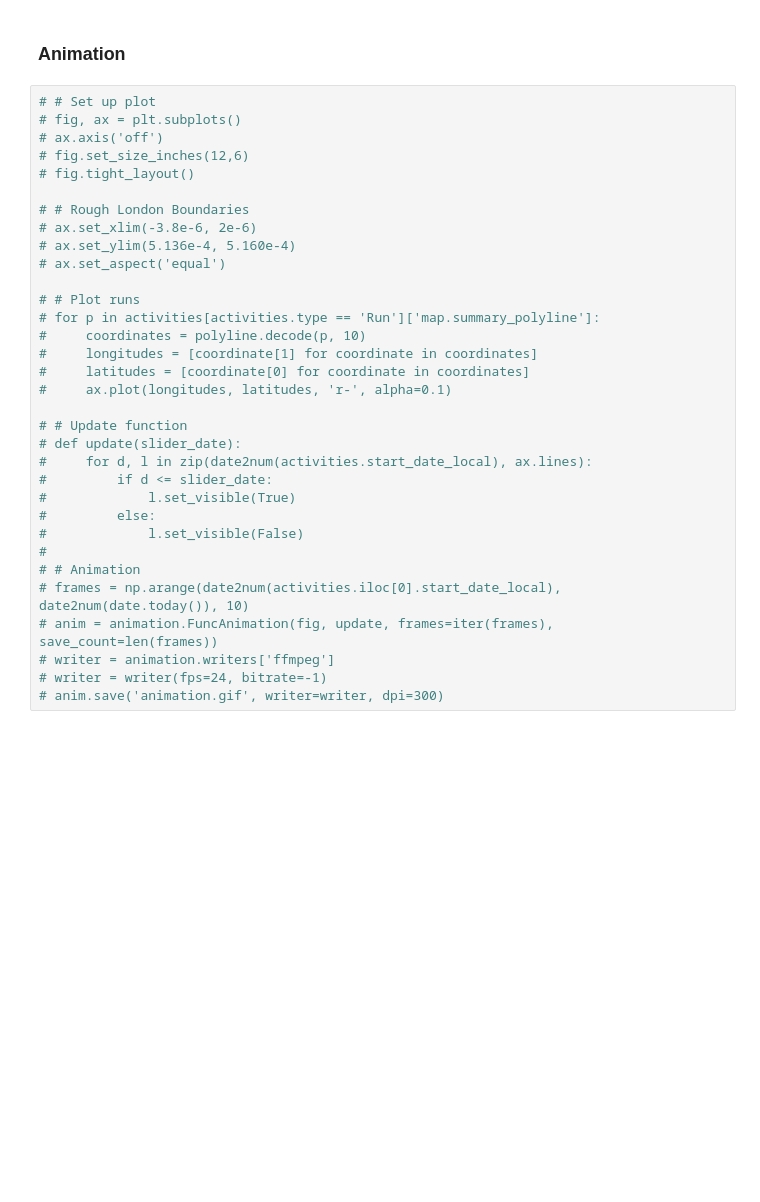
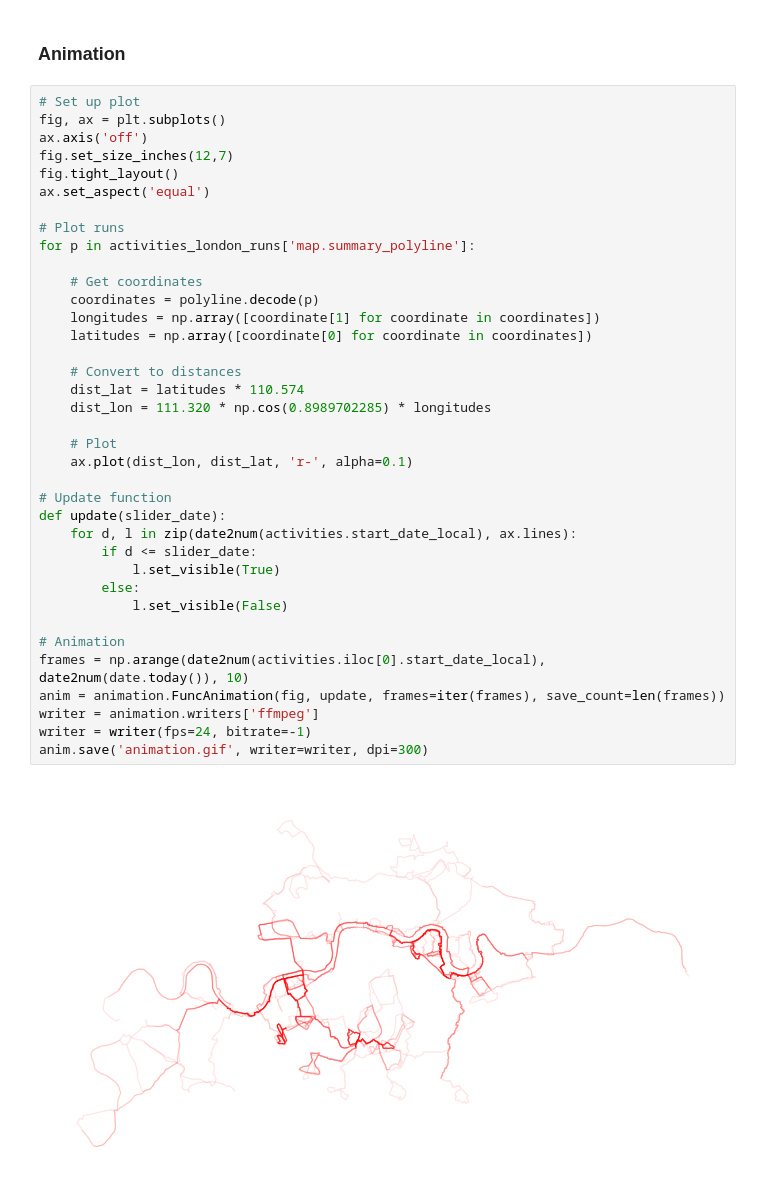
Before and after one commit to tsmbland/strava, a Jupyter notebook: GetData.ipynb, the cells around one changed output. Saved outputs shown, nothing was run; the diff lists cells and outputs as text; blank space fills up the shorter version.

```diff
--- a/GetData.ipynb
+++ b/GetData.ipynb
@@ -121,35 +141,41 @@ interactive(children=(FloatSlider(value=17434.0, description='slider_date', max=
 # %% [markdown]
 ### Animation
 # %%
-# # Set up plot
-# fig, ax = plt.subplots()
-# ax.axis('off')
-# fig.set_size_inches(12,6)
-# fig.tight_layout()
+# Set up plot
+fig, ax = plt.subplots()
+ax.axis('off')
+fig.set_size_inches(12,7)
+fig.tight_layout()
+ax.set_aspect('equal')
 
-# # Rough London Boundaries
-# ax.set_xlim(-3.8e-6, 2e-6)
-# ax.set_ylim(5.136e-4, 5.160e-4)
-# ax.set_aspect('equal')
+# Plot runs
+for p in activities_london_runs['map.summary_polyline']:
 
-# # Plot runs
-# for p in activities[activities.type == 'Run']['map.summary_polyline']:
-#     coordinates = polyline.decode(p, 10)
-#     longitudes = [coordinate[1] for coordinate in coordinates]
-#     latitudes = [coordinate[0] for coordinate in coordinates]
-#     ax.plot(longitudes, latitudes, 'r-', alpha=0.1)
+    # Get coordinates
+    coordinates = polyline.decode(p)
+    longitudes = np.array([coordinate[1] for coordinate in coordinates])
+    latitudes = np.array([coordinate[0] for coordinate in coordinates])
 
-# # Update function
-# def update(slider_date):
-#     for d, l in zip(date2num(activities.start_date_local), ax.lines):
-#         if d <= slider_date:
-#             l.set_visible(True)
-#         else:
-#             l.set_visible(False)
-#
-# # Animation
-# frames = np.arange(date2num(activities.iloc[0].start_date_local), date2num(date.today()), 10)
-# anim = animation.FuncAnimation(fig, update, frames=iter(frames), save_count=len(frames))
-# writer = animation.writers['ffmpeg']
-# writer = writer(fps=24, bitrate=-1)
-# anim.save('animation.gif', writer=writer, dpi=300)
+    # Convert to distances
+    dist_lat = latitudes * 110.574
+    dist_lon = 111.320 * np.cos(0.8989702285) * longitudes
+
+    # Plot
+    ax.plot(dist_lon, dist_lat, 'r-', alpha=0.1)
+
+# Update function
+def update(slider_date):
+    for d, l in zip(date2num(activities.start_date_local), ax.lines):
+        if d <= slider_date:
+            l.set_visible(True)
+        else:
+            l.set_visible(False)
+
+# Animation
+frames = np.arange(date2num(activities.iloc[0].start_date_local), date2num(date.today()), 10)
+anim = animation.FuncAnimation(fig, update, frames=iter(frames), save_count=len(frames))
+writer = animation.writers['ffmpeg']
+writer = writer(fps=24, bitrate=-1)
+anim.save('animation.gif', writer=writer, dpi=300)
+# %% [output]
+[figure, added]
```
Also changed, not shown: parts of 5 cells of this notebook, 2 other files.
